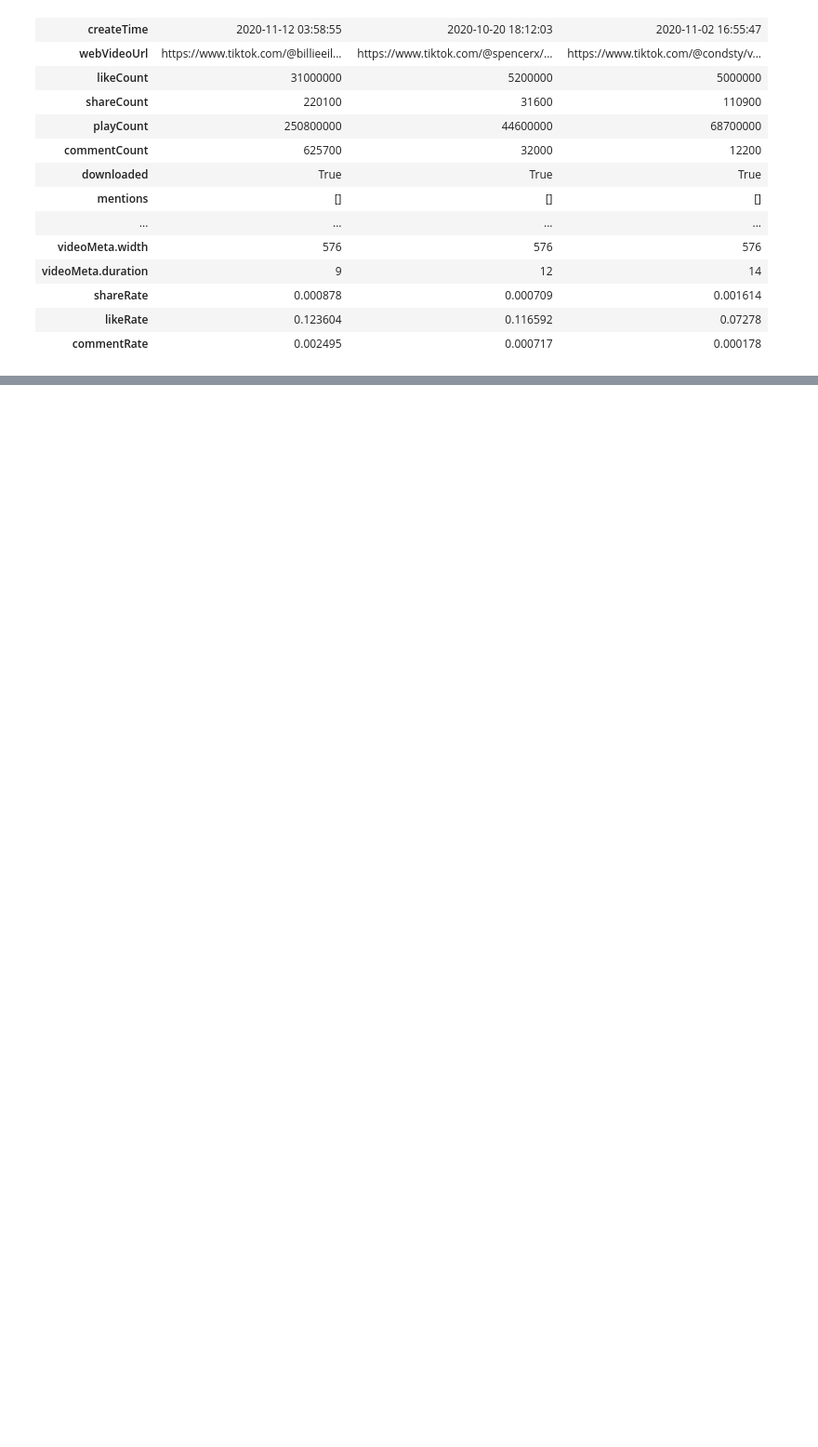
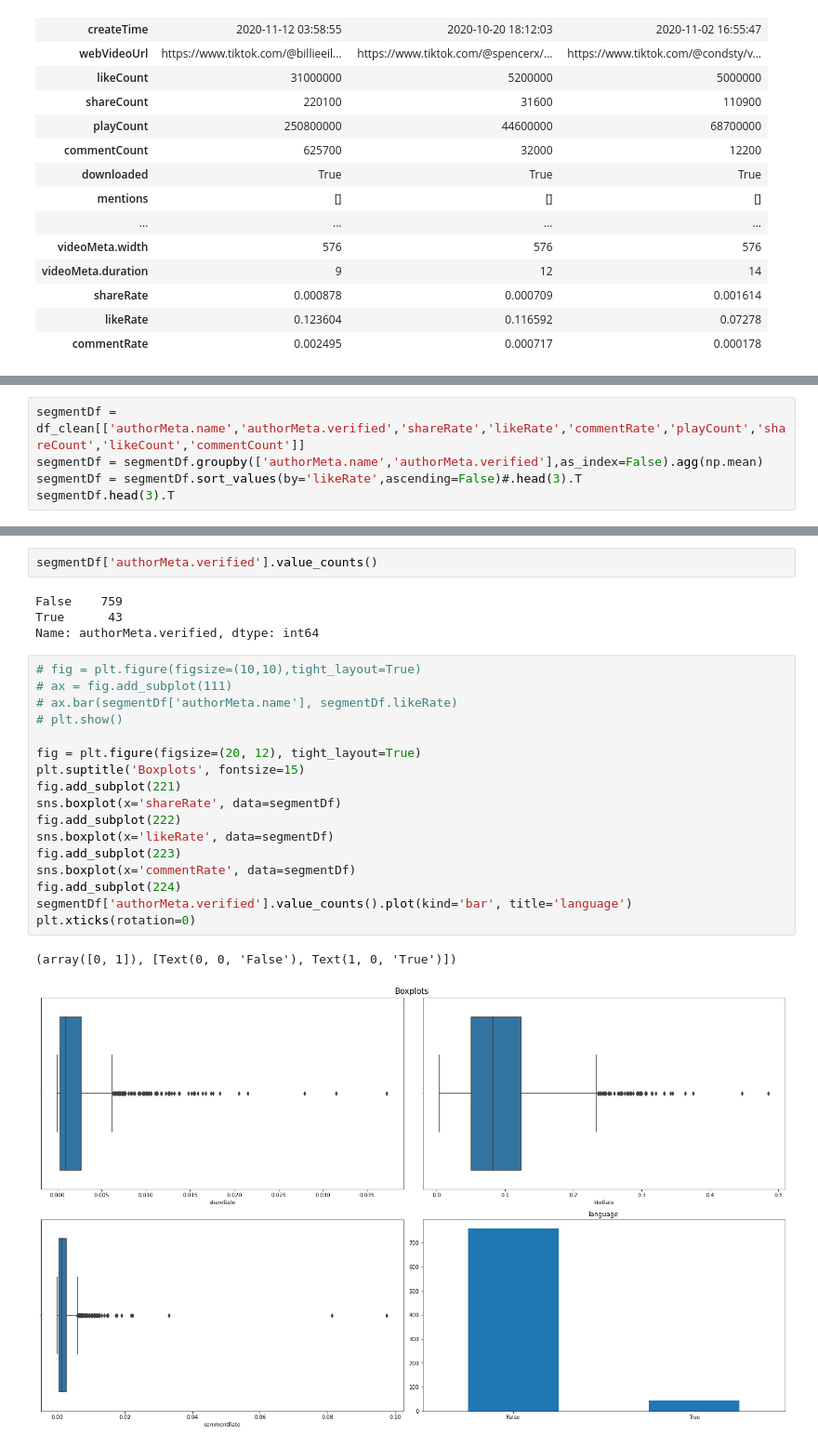
Before and after one commit to ba-group-projects/tiktok-popularity-eda, a Jupyter notebook: eda.ipynb, the cells around one changed output, grey strips where cells are left out. Shown at 93% size. Saved outputs shown, nothing was run; the diff lists cells and outputs as text; blank space fills up the shorter version.

```diff
--- a/eda.ipynb
+++ b/eda.ipynb
@@ -64,0 +47,5 @@ memory usage: 253.1+ KB
+# %%
+segmentDf = df_clean[['authorMeta.name','authorMeta.verified','shareRate','likeRate','commentRate','playCount','shareCount','likeCount','commentCount']]
+segmentDf = segmentDf.groupby(['authorMeta.name','authorMeta.verified'],as_index=False).agg(np.mean)
+segmentDf = segmentDf.sort_values(by='likeRate',ascending=False)#.head(3).T
+segmentDf.head(3).T
@@ -64,0 +69,26 @@ memory usage: 253.1+ KB
+# %%
+segmentDf['authorMeta.verified'].value_counts()
+# %% [output]
+False    759
+True      43
+Name: authorMeta.verified, dtype: int64
+# %%
+# fig = plt.figure(figsize=(10,10),tight_layout=True)
+# ax = fig.add_subplot(111)
+# ax.bar(segmentDf['authorMeta.name'], segmentDf.likeRate)
+# plt.show()
+
+fig = plt.figure(figsize=(20, 12), tight_layout=True)
+plt.suptitle('Boxplots', fontsize=15)
+fig.add_subplot(221)
+sns.boxplot(x='shareRate', data=segmentDf)
+fig.add_subplot(222)
+sns.boxplot(x='likeRate', data=segmentDf)
+fig.add_subplot(223)
+sns.boxplot(x='commentRate', data=segmentDf)
+fig.add_subplot(224)
+segmentDf['authorMeta.verified'].value_counts().plot(kind='bar', title='language')
+plt.xticks(rotation=0)
+# %% [output]
+(array([0, 1]), [Text(0, 0, 'False'), Text(1, 0, 'True')])
+[figure, added]
```
Also changed, not shown: parts of 4 cells of this notebook.
